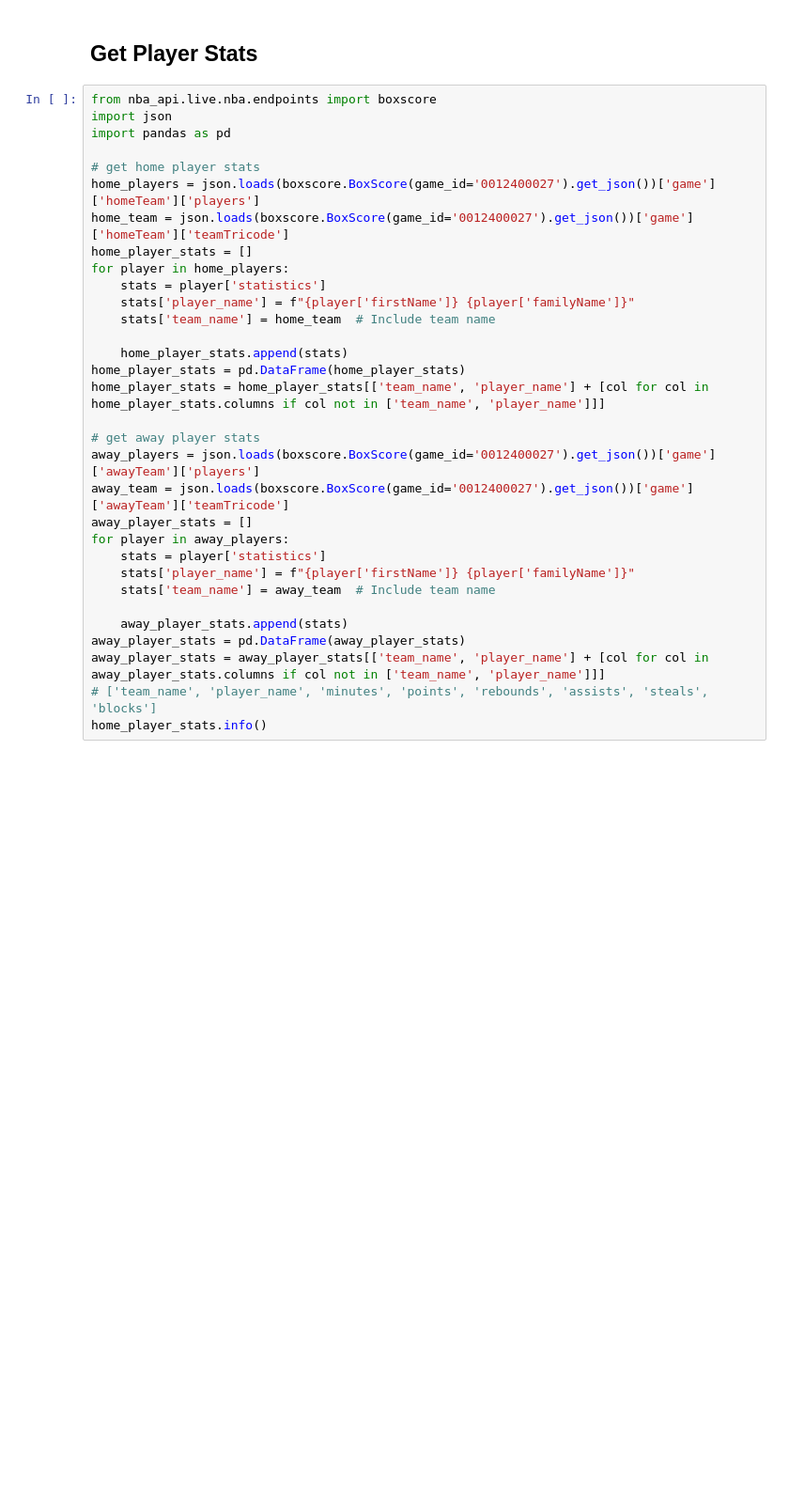
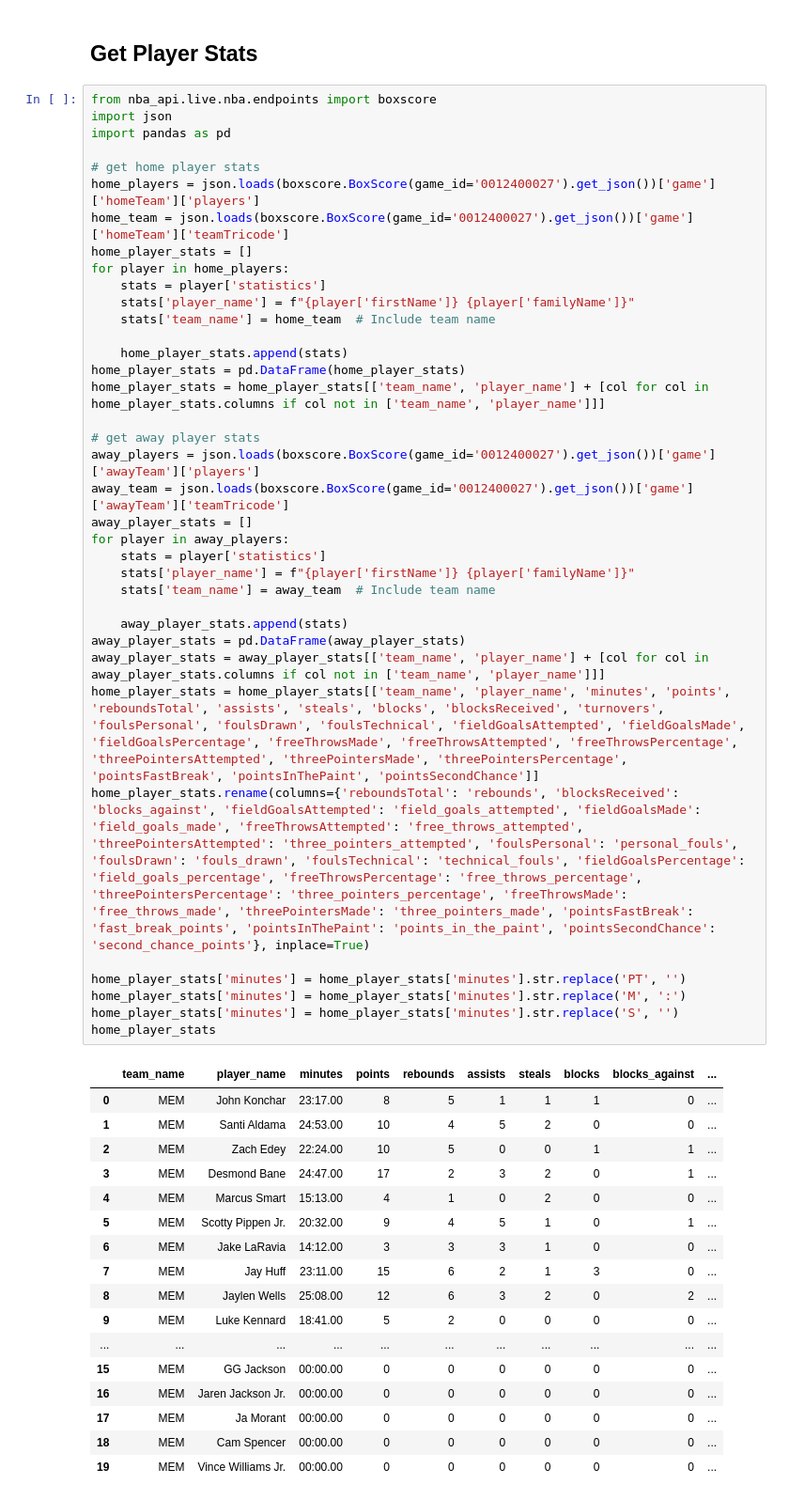
Before and after one commit to DataNerd2021/real-time-nba-stats-app, a Jupyter notebook: API Exploration.ipynb, the cells around one changed output. Shown at 94% size. Drawn from its saved outputs; the diff is of its cells as text; blank space fills up the shorter version.

```diff
--- a/API Exploration.ipynb
+++ b/API Exploration.ipynb
@@ -243,32 +243,54 @@ fetch_team_advanced_stats()
 from nba_api.live.nba.endpoints import boxscore
 import json
 import pandas as pd
 
 # get home player stats
 home_players = json.loads(boxscore.BoxScore(game_id='0012400027').get_json())['game']['homeTeam']['players']
 home_team = json.loads(boxscore.BoxScore(game_id='0012400027').get_json())['game']['homeTeam']['teamTricode']
 home_player_stats = []
 for player in home_players:
     stats = player['statistics']
     stats['player_name'] = f"{player['firstName']} {player['familyName']}"
     stats['team_name'] = home_team  # Include team name
 
     home_player_stats.append(stats)
 home_player_stats = pd.DataFrame(home_player_stats)
 home_player_stats = home_player_stats[['team_name', 'player_name'] + [col for col in home_player_stats.columns if col not in ['team_name', 'player_name']]]
 
 # get away player stats
 away_players = json.loads(boxscore.BoxScore(game_id='0012400027').get_json())['game']['awayTeam']['players']
 away_team = json.loads(boxscore.BoxScore(game_id='0012400027').get_json())['game']['awayTeam']['teamTricode']
 away_player_stats = []
 for player in away_players:
     stats = player['statistics']
     stats['player_name'] = f"{player['firstName']} {player['familyName']}"
     stats['team_name'] = away_team  # Include team name
 
     away_player_stats.append(stats)
 away_player_stats = pd.DataFrame(away_player_stats)
 away_player_stats = away_player_stats[['team_name', 'player_name'] + [col for col in away_player_stats.columns if col not in ['team_name', 'player_name']]]
-# ['team_name', 'player_name', 'minutes', 'points', 'rebounds', 'assists', 'steals', 'blocks']
-home_player_stats.info()
+home_player_stats = home_player_stats[['team_name', 'player_name', 'minutes', 'points', 'reboundsTotal', 'assists', 'steals', 'blocks', 'blocksReceived', 'turnovers', 'foulsPersonal', 'foulsDrawn', 'foulsTechnical', 'fieldGoalsAttempted', 'fieldGoalsMade', 'fieldGoalsPercentage', 'freeThrowsMade', 'freeThrowsAttempted', 'freeThrowsPercentage', 'threePointersAttempted', 'threePointersMade', 'threePointersPercentage', 'pointsFastBreak', 'pointsInThePaint', 'pointsSecondChance']]
+home_player_stats.rename(columns={'reboundsTotal': 'rebounds', 'blocksReceived': 'blocks_against', 'fieldGoalsAttempted': 'field_goals_attempted', 'fieldGoalsMade': 'field_goals_made', 'freeThrowsAttempted': 'free_throws_attempted', 'threePointersAttempted': 'three_pointers_attempted', 'foulsPersonal': 'personal_fouls', 'foulsDrawn': 'fouls_drawn', 'foulsTechnical': 'technical_fouls', 'fieldGoalsPercentage': 'field_goals_percentage', 'freeThrowsPercentage': 'free_throws_percentage', 'threePointersPercentage': 'three_pointers_percentage', 'freeThrowsMade': 'free_throws_made', 'threePointersMade': 'three_pointers_made', 'pointsFastBreak': 'fast_break_points', 'pointsInThePaint': 'points_in_the_paint', 'pointsSecondChance': 'second_chance_points'}, inplace=True)
+
+home_player_stats['minutes'] = home_player_stats['minutes'].str.replace('PT', '')
+home_player_stats['minutes'] = home_player_stats['minutes'].str.replace('M', ':')
+home_player_stats['minutes'] = home_player_stats['minutes'].str.replace('S', '')
+home_player_stats
 # %% [output]
+|  | team_name | player_name | minutes | points | rebounds | assists | steals | blocks | blocks_against | ... |
+| 0 | MEM | John Konchar | 23:17.00 | 8 | 5 | 1 | 1 | 1 | 0 | ... |
+| 1 | MEM | Santi Aldama | 24:53.00 | 10 | 4 | 5 | 2 | 0 | 0 | ... |
+| 2 | MEM | Zach Edey | 22:24.00 | 10 | 5 | 0 | 0 | 1 | 1 | ... |
+| 3 | MEM | Desmond Bane | 24:47.00 | 17 | 2 | 3 | 2 | 0 | 1 | ... |
+| 4 | MEM | Marcus Smart | 15:13.00 | 4 | 1 | 0 | 2 | 0 | 0 | ... |
+| 5 | MEM | Scotty Pippen Jr. | 20:32.00 | 9 | 4 | 5 | 1 | 0 | 1 | ... |
+| 6 | MEM | Jake LaRavia | 14:12.00 | 3 | 3 | 3 | 1 | 0 | 0 | ... |
+| 7 | MEM | Jay Huff | 23:11.00 | 15 | 6 | 2 | 1 | 3 | 0 | ... |
+| 8 | MEM | Jaylen Wells | 25:08.00 | 12 | 6 | 3 | 2 | 0 | 2 | ... |
+| 9 | MEM | Luke Kennard | 18:41.00 | 5 | 2 | 0 | 0 | 0 | 0 | ... |
+| ... | ... | ... | ... | ... | ... | ... | ... | ... | ... | ... |
+| 15 | MEM | GG Jackson | 00:00.00 | 0 | 0 | 0 | 0 | 0 | 0 | ... |
+| 16 | MEM | Jaren Jackson Jr. | 00:00.00 | 0 | 0 | 0 | 0 | 0 | 0 | ... |
+| 17 | MEM | Ja Morant | 00:00.00 | 0 | 0 | 0 | 0 | 0 | 0 | ... |
+| 18 | MEM | Cam Spencer | 00:00.00 | 0 | 0 | 0 | 0 | 0 | 0 | ... |
+| 19 | MEM | Vince Williams Jr. | 00:00.00 | 0 | 0 | 0 | 0 | 0 | 0 | ... |
```
Also changed, not shown: parts of 1 cell of this notebook, 1 other file.
